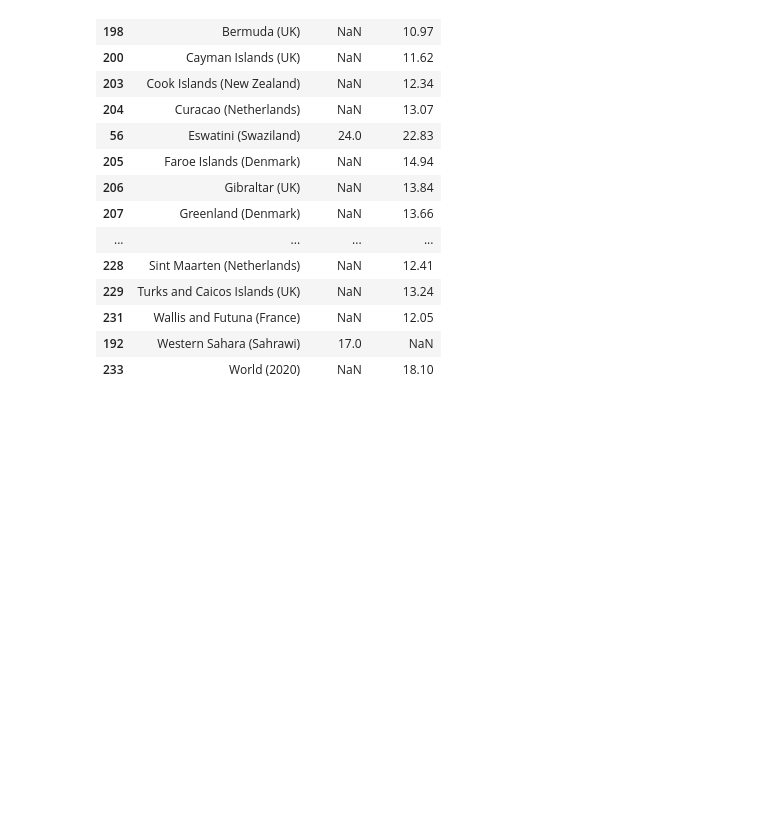
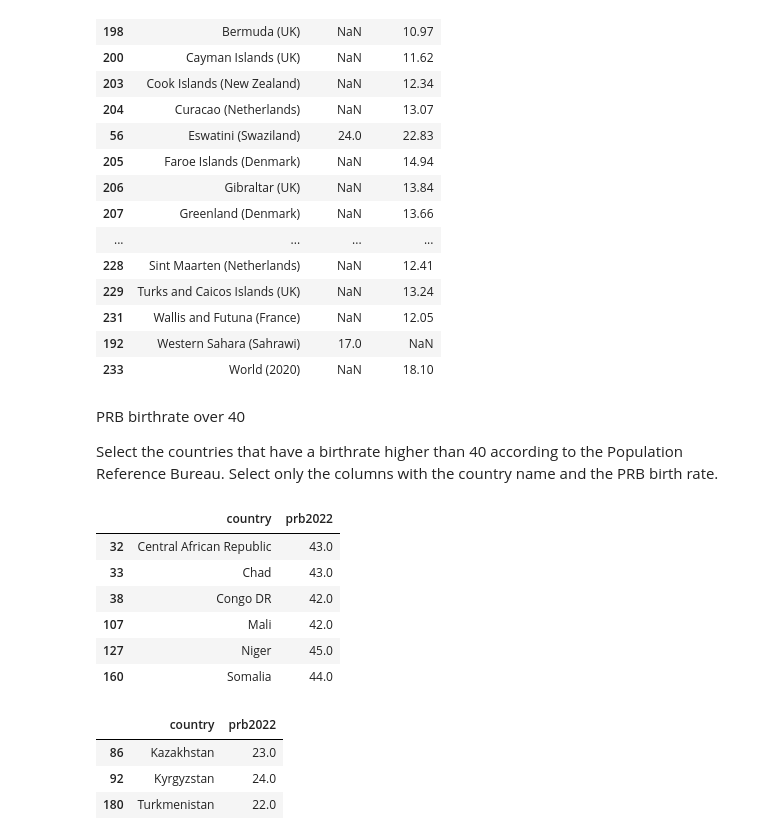
Before and after one commit to ayuksekdag/winacademy_python_dna, a Jupyter notebook: countries.ipynb, the cells around one changed output. Saved outputs shown, nothing was run; the diff lists cells and outputs as text; code cells hidden in the pictures; blank space fills up the shorter version.

```diff
--- a/countries.ipynb
+++ b/countries.ipynb
@@ -58,3 +58,27 @@ countries[countries['country'].str.contains('\(')].sort_values(by='country')
 | 231 | Wallis and Futuna (France) | NaN | 12.05 |
 | 192 | Western Sahara (Sahrawi) | 17.0 | NaN |
 | 233 | World (2020) | NaN | 18.10 |
+# %% [markdown]
+PRB birthrate over 40
+
+Select the countries that have a birthrate higher than 40 according to the Population Reference Bureau. Select only the columns with the country name and the PRB birth rate.
+# %%
+#birth rate larger than 40
+countries[countries['prb2022'] > 40][['country','prb2022']]
+# %% [output]
+|  | country | prb2022 |
+| 32 | Central African Republic | 43.0 |
+| 33 | Chad | 43.0 |
+| 38 | Congo DR | 42.0 |
+| 107 | Mali | 42.0 |
+| 127 | Niger | 45.0 |
+| 160 | Somalia | 44.0 |
+# %%
+stan_mask = countries.country.str.contains("stan")
+prb2022_low_br = countries.prb2022 < 25
+countries.loc[stan_mask & prb2022_low_br,["country", "prb2022"]]
+# %% [output]
+|  | country | prb2022 |
+| 86 | Kazakhstan | 23.0 |
+| 92 | Kyrgyzstan | 24.0 |
+| 180 | Turkmenistan | 22.0 |
```
Also changed, not shown: parts of 2 cells of this notebook.
